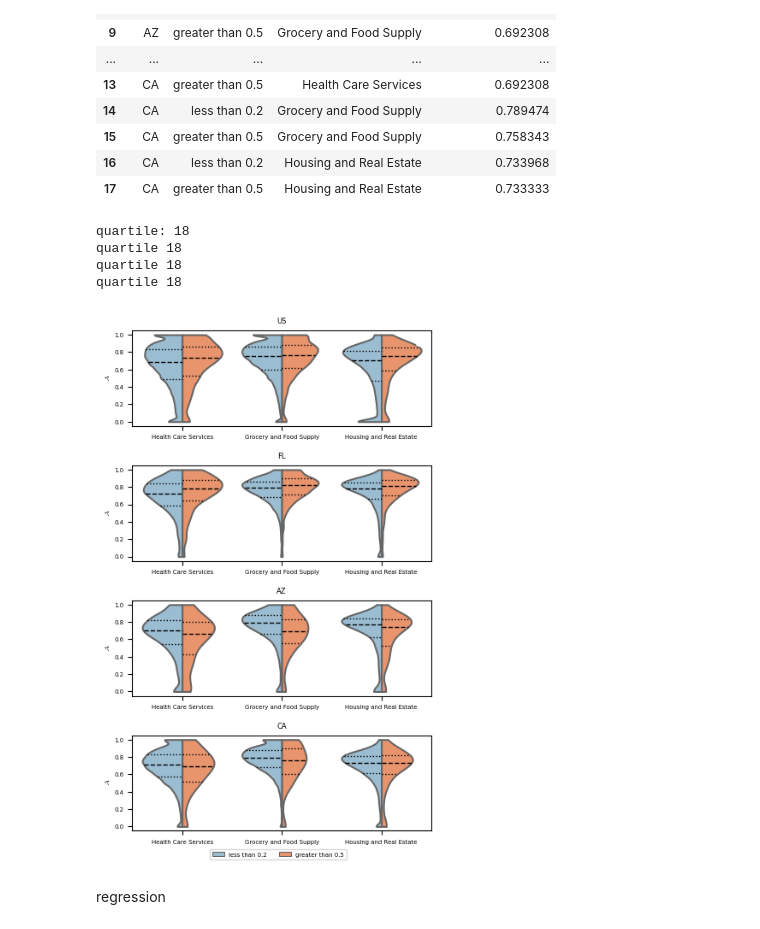
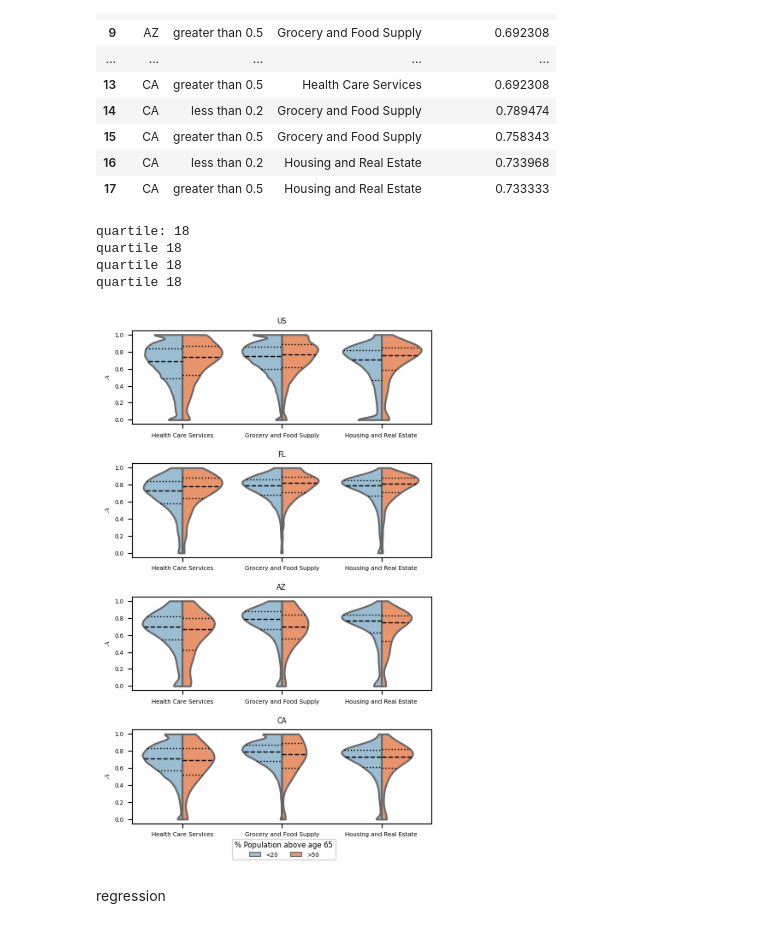
Before and after one commit to guoer-01/agingmobility, a Jupyter notebook: SI_Part1.ipynb, the cells around one changed output. Drawn from its saved outputs; the diff is of its cells as text; code cells hidden in the pictures.

```diff
--- a/SI_Part1.ipynb
+++ b/SI_Part1.ipynb
@@ -111,14 +111,15 @@ for month in ['01','04','07','11']:
     df_tail=pd.read_csv('data/mobility/Part2_US_distribution_mobility_pattern_'+month+'_50_20.csv')
     dff=pd.concat([df_head,df_tail]).reset_index(drop=True)
 ###data source 2: processed mobility data
+    dff['Percentage above age 65']=dff['Percentage above age 65'].apply(lambda x:'>50' if x=='greater than 0.5' else '<20')
 
     # Create a figure
     fig,ax=plt.subplots(3,1,constrained_layout=True,figsize=(372/72.27, 1.2*372/72.27))
 
     #colors={'less than 0.2':'#B3D8D5','greater than 0.5': '#EDA1A4'}
-    colors={'greater than 0.5':'#fc8d59','less than 0.2':'#91bfdb'}
+    colors={'>50':'#fc8d59','<20':'#91bfdb'}
     sn=sns.lineplot(x="Day", y="Distance traveled from home", hue="Percentage above age 65", data=dff,ax=ax[0],palette=colors)
-    sn.legend(title='',prop={'size': 5})
+    sn.legend(title='% Population above age 65',ncol=2,prop={'size': 5}, title_fontsize=6 )
     for j in sundays_dict[month]:#[7,14,21,28]:
         sn.axvline(x=j,color='red',linestyle='--')
     sn.xaxis.set_major_locator(plt.NullLocator())
@@ -127,7 +128,7 @@ for month in ['01','04','07','11']:
     sn.set_ylabel("Distance traveled from home", fontsize=6)
 
     sn=sns.lineplot(x="Day", y="Number of visits", hue="Percentage above age 65", data=dff,ax=ax[1],palette=colors)
-    sn.legend(title='',prop={'size': 5})
+    sn.legend(title='% Population above age 65',ncol=2,prop={'size': 5}, title_fontsize=6 )
     for j in sundays_dict[month]:#[7,14,21,28]:
         sn.axvline(x=j,color='red',linestyle='--')
     #plt.xlim(-0.5,1.5)
@@ -138,17 +139,17 @@ for month in ['01','04','07','11']:
     sn.set_ylabel("Number of visits", fontsize=6)
 
     sn=sns.lineplot(x="Day", y="Percentage of time spent at home", hue="Percentage above age 65", data=dff,ax=ax[2],palette=colors)
-    sn.legend(title='',prop={'size': 5})
+    sn.legend(title='% Population above age 65',ncol=2,prop={'size': 5}, title_fontsize=6 )
     for j in sundays_dict[month]:#[7,14,21,28]:
         sn.axvline(x=j,color='red',linestyle='--')
     sn.set_xticks(range_dict[month])#range(1,31)
 
     sn.tick_params(axis='both', which='both', bottom=True, left=True, labelsize=5)
-    sn.set_ylabel("Percentage of time spent at home", fontsize=6)
+    sn.set_ylabel("% Time spent at home", fontsize=6)
     sn.set_xlabel('Day', fontsize=6)
 
     #save figure
-    #fig.savefig('D:/main/1_research/P10_Mobility/p10_aging mobility/figures_colorblind_safe/SI/{}.pdf'.format(month+'_weekly_mobility_pattern-372pt_50_20'),format='pdf',bbox_inches='tight')
+    fig.savefig('D:/main/1_research/P10_Mobility/p10_aging mobility/figures_colorblind_safe/SI/{}.pdf'.format(month+'_weekly_mobility_pattern-372pt'),format='pdf',bbox_inches='tight')
     print(month)
 # %% [output]
 01
@@ -584,9 +585,10 @@ dfG=pd.concat([df_HCS,df_GFS,df_HRE])
 fig, ax=plt.subplots(1,3,constrained_layout=True, figsize=(21, 4))#
 
 color_dict={'greater than 0.5':'#fc8d59','less than 0.2':'#91bfdb','mid':'lightgray'}
-
+label_dict={'greater than 0.5':'>50','less than 0.2':'<20'}
 for j,key in enumerate(['Health Care Services','Grocery and Food Supply','Housing and Real Estate']):
     df1=dfG[dfG['type']==key].dropna()
+    df1["percent_above_65"]=df1["percent_above_65"]*100
 
 
     categories = df1['age'].unique()
@@ -619,7 +621,7 @@ for j,key in enumerate(['Health Care Services','Grocery and Food Supply','Housin
         if category=='greater than 0.5':
 
             sn=sns.regplot(data=df_subset , x="percent_above_65", y='accratio5m',scatter=False, ax=ax[j],
-                           color='#f44b09',label=category, scatter_kws={'linewidths': 10})
+                           color='#f44b09',label=label_dict[category], scatter_kws={'linewidths': 10})
 
 
             # Plot the scatter points (from the sampled subset)
@@ -629,7 +631,7 @@ for j,key in enumerate(['Health Care Services','Grocery and Food Supply','Housin
 
         elif category=='less than 0.2':
             sn=sns.regplot(data=df_subset, x="percent_above_65", y='accratio5m',scatter=False, ax=ax[j],
-                           color="#119df4",label=category, scatter_kws={'linewidths': 10})
+                           color="#119df4",label=label_dict[category], scatter_kws={'linewidths': 10})
 
 
             # Plot the scatter points (from the sampled subset)
@@ -649,6 +651,6 @@ for j,key in enumerate(['Health Care Services','Grocery and Food Supply','Housin
         sn.set_ylabel(r'$A$', fontsize=14, usetex=True)
 
     sn.tick_params(axis='both', which='both', bottom=True, left=True, labelsize=12)
-    sn.set_xlabel('Percentage above age 65', fontsize=14)
+    sn.set_xlabel('% Population above age 65', fontsize=14)
 plt.show()
 # %% [output]
@@ -706,12 +708,15 @@ dfGG
 #plot
 fig, ax=plt.subplots(4,1,constrained_layout=True, figsize=(0.8*372/72.27,0.8*600/72.27))#
 
-colors={'greater than 0.5':'#fc8d59','less than 0.2':'#91bfdb'}
+name_dict={'greater than 0.5':'>50','less than 0.2':'<20','mid':'mid'}
+#dfG['age']=dfG['age'].apply(lambda x: name_dict[x])
+
+colors={'>50':'#fc8d59','<20':'#91bfdb'}
 
 #colors=['#42BCB2', '#197AB7']
 #cmap=ListedColormap(colors)
 
-sn=sns.violinplot(x='type',y='accratio5m',hue='age',hue_order=['less than 0.2','greater than 0.5'],
+sn=sns.violinplot(x='type',y='accratio5m',hue='age',hue_order=['<20','>50'],
                   data=dfG[dfG['age']!='mid'].dropna(),ax=ax[0],palette=colors,cut=0.0,inner="quartiles",split=True)
 
 
@@ -736,42 +741,42 @@ sn.set_title('US',fontsize=6)
 sn.set_xlabel('')
 sn.set_ylabel(r'$A$', fontsize=5, usetex=True)
 ax[0].tick_params(axis='both', which='both', labelsize=5, bottom=True, left=True)
-sn.legend('',edgecolor='white')
+sn.legend('',edgecolor='white',frameon=False)
 #sn.legend(title='',fontsize='small',loc='upper right')
 for i,state in enumerate(['FL','AZ','CA']):
     plotdata=dfG[(dfG['state']==state)& (dfG['age']!='mid')].dropna()
-    sn=sns.violinplot(x='type',y='accratio5m',hue='age',hue_order=['less than 0.2','greater than 0.5'],
+    sn=sns.violinplot(x='type',y='accratio5m',hue='age',hue_order=['<20','>50'],
                       data=plotdata,ax=ax[i+1],palette=colors,cut=0.0,inner="quartiles",split=True)
 
     quartile_lines = [line for line in ax[i+1].lines if line.get_linestyle() == '--']
 
 
     print("quartile", len(quartile_lines))
 
     for k,line in enumerate(quartile_lines):
         if k%3==1:
             line.set_color('black')
             line.set_linewidth(1)
             line.set_linestyle('--')
         else:
             line.set_color('black')
             line.set_linewidth(1)
             line.set_linestyle(':')
 
     sn.set_title(state,fontsize=6)
     sn.set_xlabel('')
     sn.set_ylabel(r'$A$', fontsize=5, usetex=True)
     if i<2:
         sn.legend('',edgecolor='white')
 
     else:
-        sn.legend(title='',ncol=2,loc=(0.26,-0.3),prop={'size': 5})
+        sn.legend(title='% Population above age 65',ncol=2,loc=(0.335,-0.385),prop={'size': 5},title_fontsize=6)
     ax[i+1].tick_params(axis='both', which='both',labelsize=5, bottom=True, left=True)
 fig.tight_layout()
 # %% [output]
 quartile: 18
 quartile 18
 quartile 18
 quartile 18
-[figure, old version]
+[figure, new version]
 # %%
```
Also changed, not shown: parts of 5 cells of this notebook, 8 other files.
